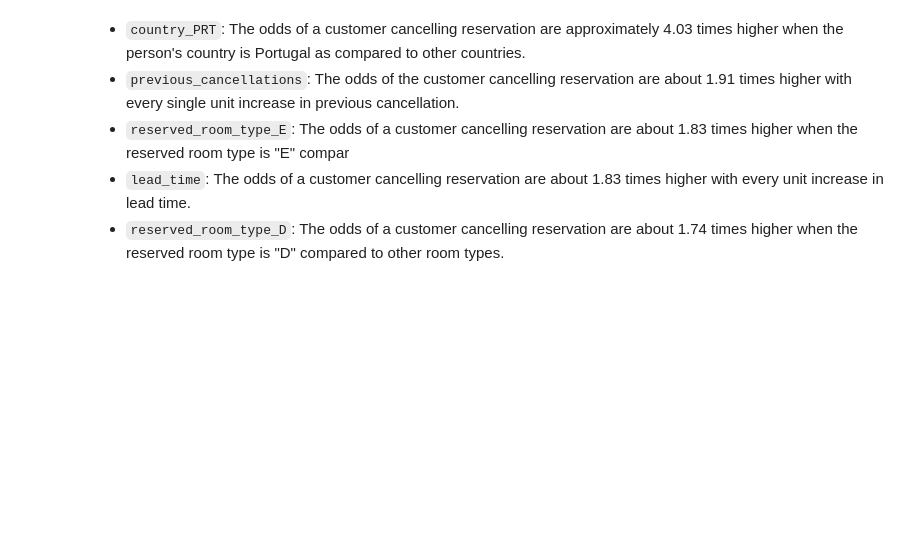
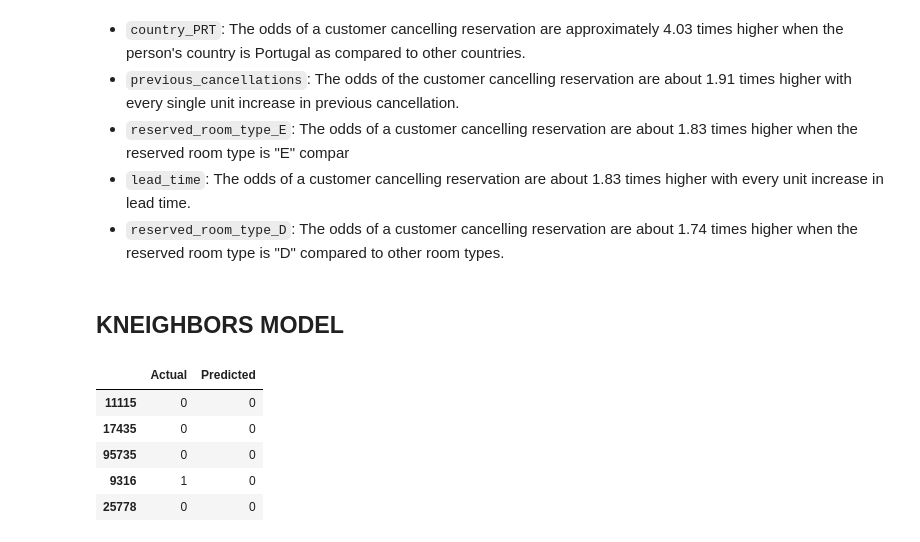
Before and after one commit to u-mar/Churn-Prediction, a Jupyter notebook: student.ipynb, the cells around one changed output. Cells and saved outputs as stored; diff of their text form; code cells hidden in the pictures; blank space fills up the shorter version.

```diff
--- a/student.ipynb
+++ b/student.ipynb
@@ -478,3 +471,8 @@ X_test_scaled = minmax_scaler.transform(X_test)
+# %%
+# scaled the data using standardscaler
+scaler = StandardScaler()
+X_train_scaled = scaler.fit_transform(X_train)
+X_test_scaled = scaler.transform(X_test)
 # %%
 ### Creating a pandas dataframe from the scaled dataset
 X_train_scaled = pd.DataFrame(X_train_scaled,columns =X_train.columns,index = X_train.index)
@@ -1103,3 +1101,25 @@ with open('best_model.pkl', 'wb') as f:
     joblib.dump(best_model, f)
 
 # The logistic regression model is now stored in the logreg_model.pkl file
+# %% [markdown]
+## KNEIGHBORS MODEL
+# %%
+# Instantiated a KNeighborsClassifier object
+knn = KNeighborsClassifier()
+
+# Fit the classifier on the resampled training data
+knn.fit(X_resampled, y_resampled)
+
+# Make predictions on the test data
+y_pred = knn.predict(X_test_scaled)
+
+# Compare the predictions made by the model
+comparison_frame = pd.DataFrame({'Actual' : y_test, 'Predicted' : y_pred})
+comparison_frame.sample(5)
+# %% [output]
+|  | Actual | Predicted |
+| 11115 | 0 | 0 |
+| 17435 | 0 | 0 |
+| 95735 | 0 | 0 |
+| 9316 | 1 | 0 |
+| 25778 | 0 | 0 |
```
Also changed, not shown: parts of 13 cells of this notebook.
